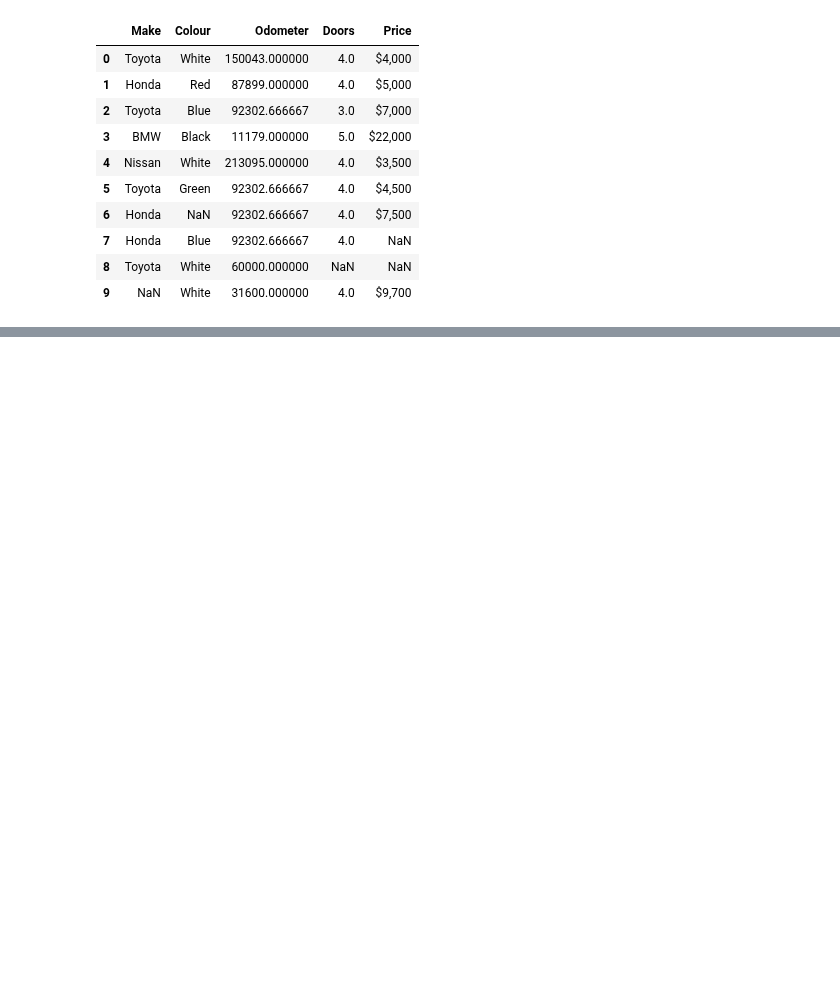
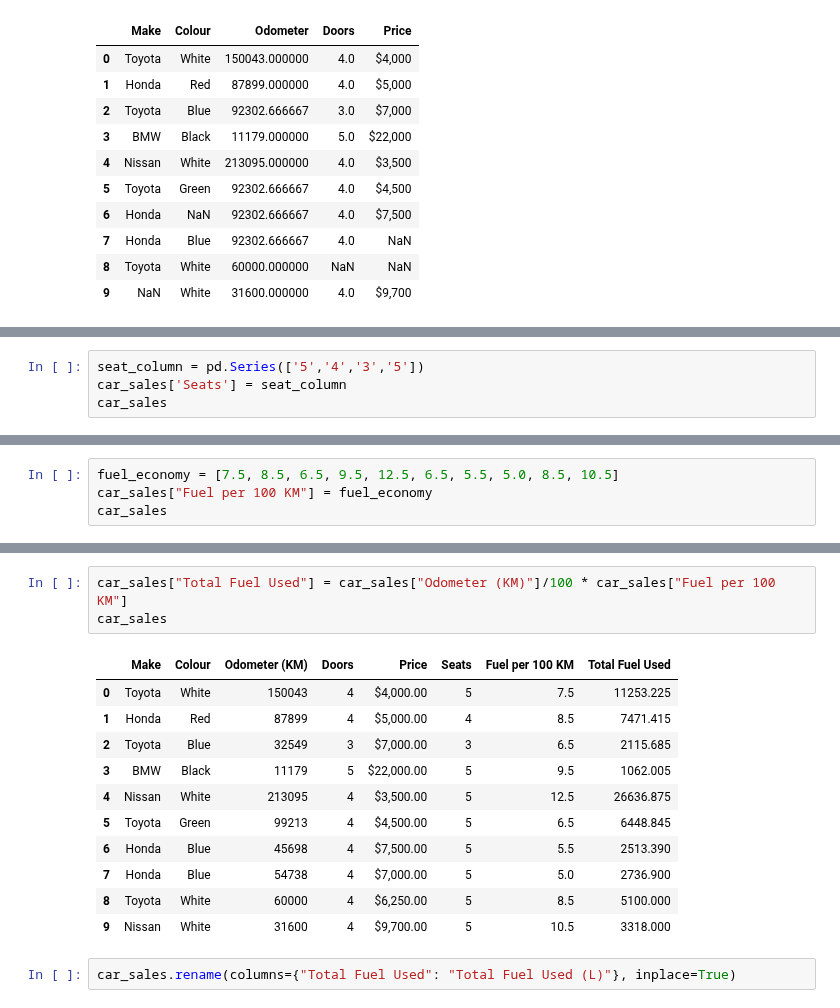
Before and after one commit to 0xPriyanshuJha/ML-Expedition, a Jupyter notebook: manipulatingdataswithpandas.ipynb, the cells around one changed output, grey strips where cells are left out. Drawn from its saved outputs; the diff is of its cells as text; blank space fills up the shorter version.

```diff
--- a/manipulatingdataswithpandas.ipynb
+++ b/manipulatingdataswithpandas.ipynb
@@ -125,0 +166,4 @@ missing_file
+# %%
+seat_column = pd.Series(['5','4','3','5'])
+car_sales['Seats'] = seat_column
+car_sales
@@ -125,0 +210,4 @@ missing_file
+# %%
+fuel_economy = [7.5, 8.5, 6.5, 9.5, 12.5, 6.5, 5.5, 5.0, 8.5, 10.5]
+car_sales["Fuel per 100 KM"] = fuel_economy
+car_sales
@@ -125,0 +226,17 @@ missing_file
+# %%
+car_sales["Total Fuel Used"] = car_sales["Odometer (KM)"]/100 * car_sales["Fuel per 100 KM"]
+car_sales
+# %% [output]
+|  | Make | Colour | Odometer (KM) | Doors | Price | Seats | Fuel per 100 KM | Total Fuel Used |
+| 0 | Toyota | White | 150043 | 4 | $4,000.00 | 5 | 7.5 | 11253.225 |
+| 1 | Honda | Red | 87899 | 4 | $5,000.00 | 4 | 8.5 | 7471.415 |
+| 2 | Toyota | Blue | 32549 | 3 | $7,000.00 | 3 | 6.5 | 2115.685 |
+| 3 | BMW | Black | 11179 | 5 | $22,000.00 | 5 | 9.5 | 1062.005 |
+| 4 | Nissan | White | 213095 | 4 | $3,500.00 | 5 | 12.5 | 26636.875 |
+| 5 | Toyota | Green | 99213 | 4 | $4,500.00 | 5 | 6.5 | 6448.845 |
+| 6 | Honda | Blue | 45698 | 4 | $7,500.00 | 5 | 5.5 | 2513.390 |
+| 7 | Honda | Blue | 54738 | 4 | $7,000.00 | 5 | 5.0 | 2736.900 |
+| 8 | Toyota | White | 60000 | 4 | $6,250.00 | 5 | 8.5 | 5100.000 |
+| 9 | Nissan | White | 31600 | 4 | $9,700.00 | 5 | 10.5 | 3318.000 |
+# %%
+car_sales.rename(columns={"Total Fuel Used": "Total Fuel Used (L)"}, inplace=True)
```
Also changed, not shown: parts of 14 cells of this notebook, 5 other files.
